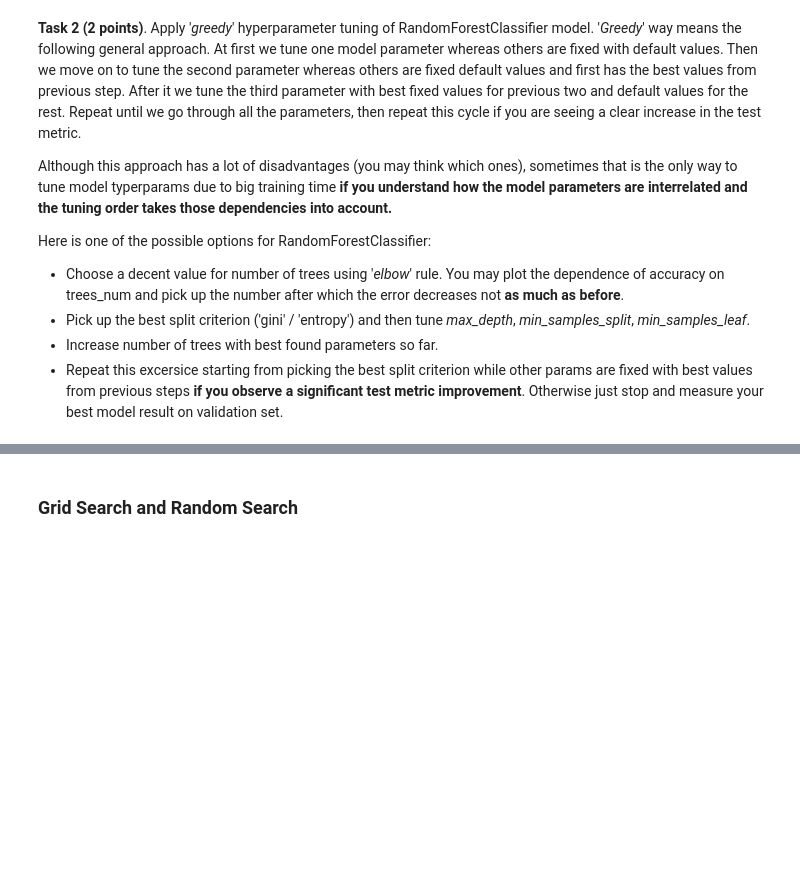
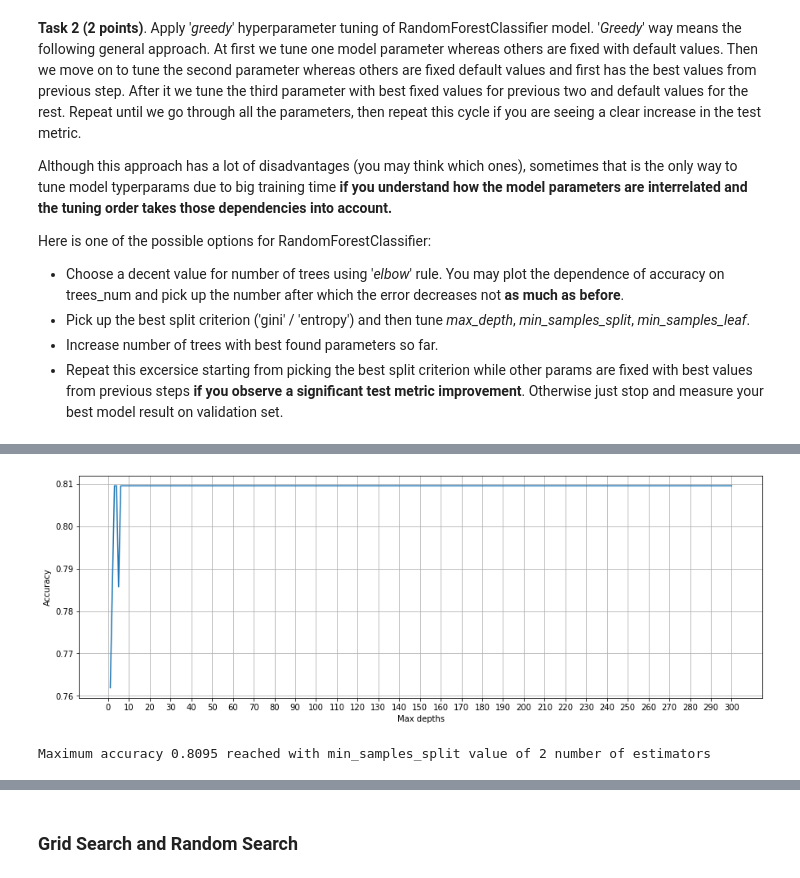
Before and after one commit to BoGodAkim/Task6_ml, a Jupyter notebook: rf_classifier.ipynb, the cells around one changed output, grey strips where cells are left out. Saved outputs shown, nothing was run; the diff lists cells and outputs as text; code cells hidden in the pictures; blank space fills up the shorter version.

```diff
--- a/rf_classifier.ipynb
+++ b/rf_classifier.ipynb
@@ -452,0 +503,21 @@ Here is one of the possible options for RandomForestClassifier:
+# %%
+plt.figure(figsize=(15,5))
+plt.plot(scores[1], scores[0])
+plt.xticks(np.arange(0, 310, step=10))
+plt.grid()
+plt.xlabel('Max depths')
+plt.ylabel('Accuracy')
+plt.show()
+# %% [output]
+[figure, added]
+# %%
+scores = [[],[]]
+for i in np.linspace(2, 301, 300, dtype=int):
+    clf = RandomForestClassifier(n_estimators=9, criterion='gini', max_depth=3, min_samples_split=i, random_state=42)
+    clf.fit(X_train_my, y_train_my)
+    accuracy_score = clf.score(X_test_my, y_test_my)
+    scores[0].append(accuracy_score)
+    scores[1].append(i)
+print(f'Maximum accuracy {max(scores[0]):.4f} reached with min_samples_split value of {scores[1][scores[0].index(max(scores[0]))]} number of estimators')
+# %% [output]
+Maximum accuracy 0.8095 reached with min_samples_split value of 2 number of estimators
```
Also changed, not shown: parts of 26 cells of this notebook.
